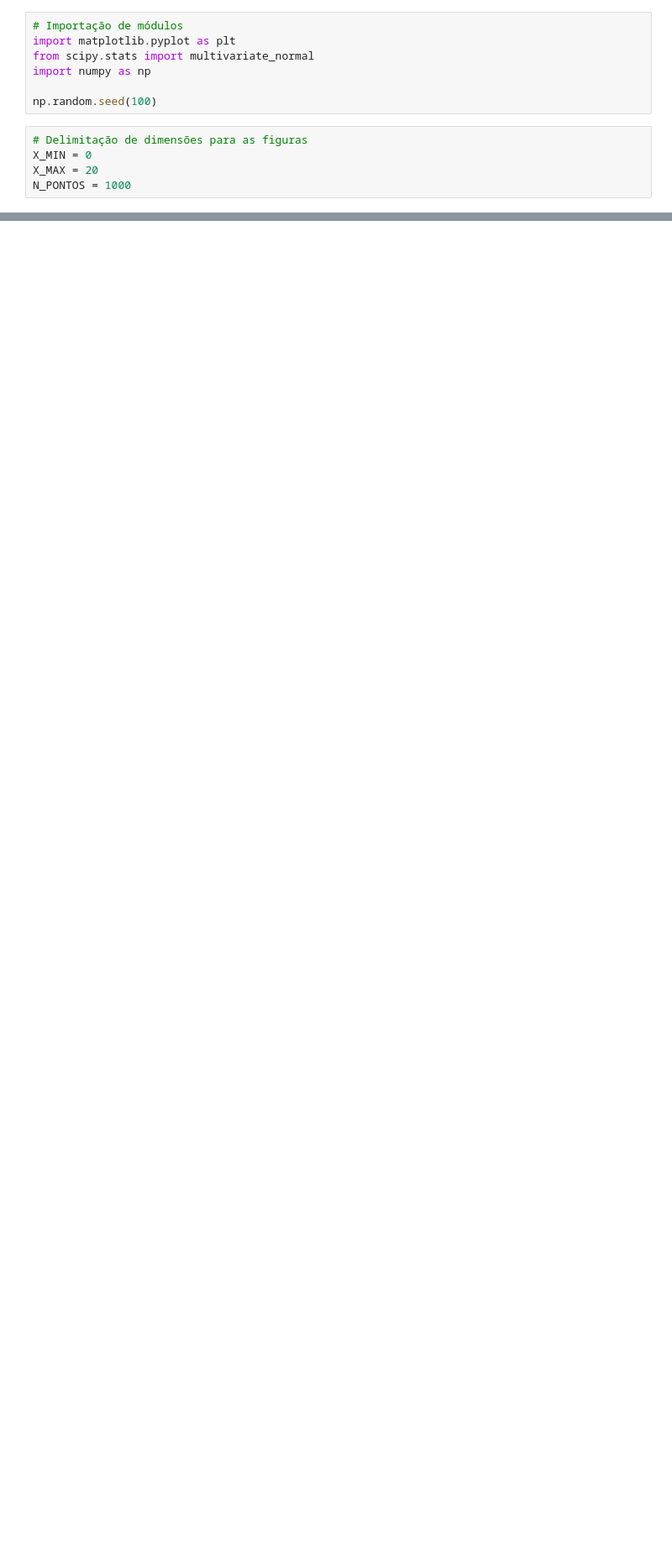
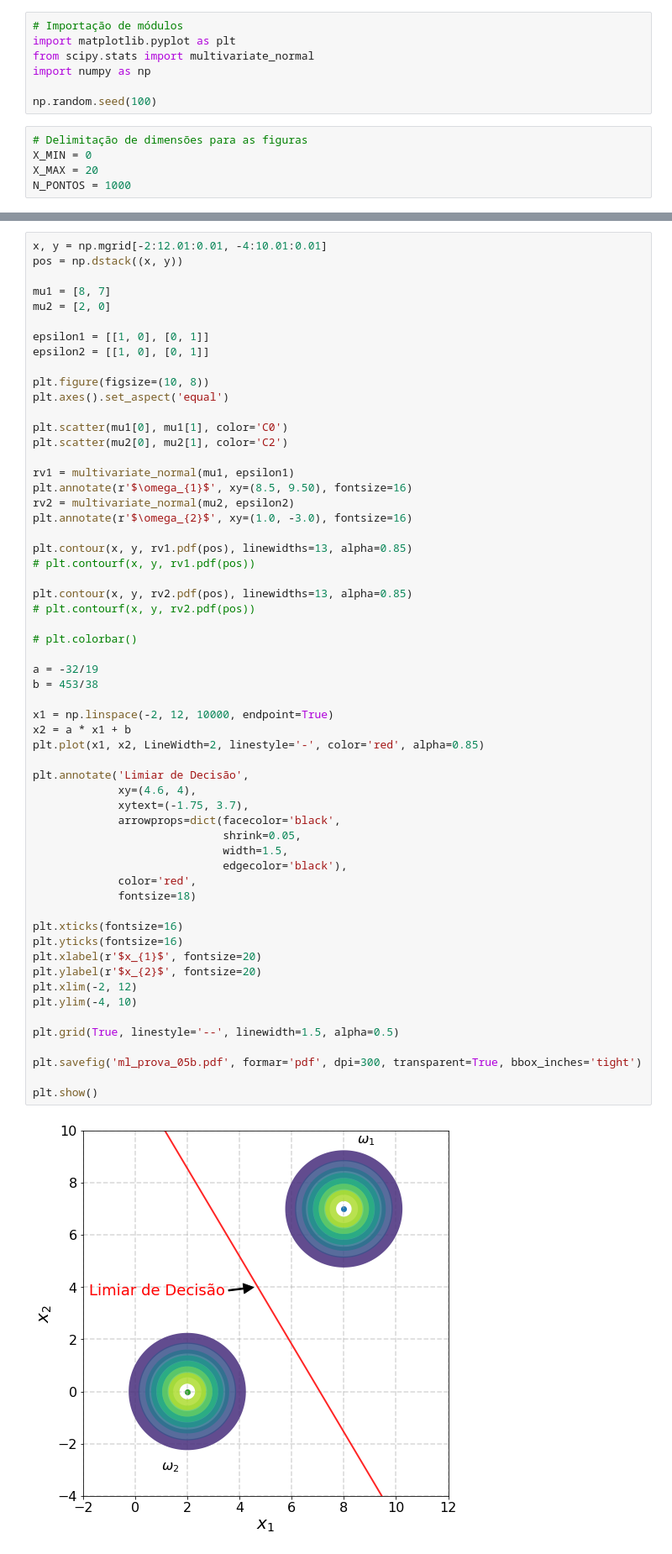
Before and after one commit to titocaco/disciplina_ml, a Jupyter notebook: ml_prova_5.ipynb, the cells around one changed output, grey strips where cells are left out. Shown at 84% size. Cells and saved outputs as stored; diff of their text form; blank space fills up the shorter version.

```diff
--- a/ml_prova_5.ipynb
+++ b/ml_prova_5.ipynb
@@ -78,3 +80,63 @@ plt.savefig('ml_prova_05a.pdf', formar='pdf', dpi=300, transparent=True, bbox_in
 plt.show()
 # %% [output]
 [figure]
+# %%
+x, y = np.mgrid[-2:12.01:0.01, -4:10.01:0.01]
+pos = np.dstack((x, y))
+
+mu1 = [8, 7]
+mu2 = [2, 0]
+
+epsilon1 = [[1, 0], [0, 1]]
+epsilon2 = [[1, 0], [0, 1]]
+
+plt.figure(figsize=(10, 8))
+plt.axes().set_aspect('equal')
+
+plt.scatter(mu1[0], mu1[1], color='C0')
+plt.scatter(mu2[0], mu2[1], color='C2')
+
+rv1 = multivariate_normal(mu1, epsilon1)
+plt.annotate(r'$\omega_{1}$', xy=(8.5, 9.50), fontsize=16)
+rv2 = multivariate_normal(mu2, epsilon2)
+plt.annotate(r'$\omega_{2}$', xy=(1.0, -3.0), fontsize=16)
+
+plt.contour(x, y, rv1.pdf(pos), linewidths=13, alpha=0.85)
+# plt.contourf(x, y, rv1.pdf(pos))
+
+plt.contour(x, y, rv2.pdf(pos), linewidths=13, alpha=0.85)
+# plt.contourf(x, y, rv2.pdf(pos))
+
+# plt.colorbar()
+
+a = -32/19
+b = 453/38
+
+x1 = np.linspace(-2, 12, 10000, endpoint=True)
+x2 = a * x1 + b
+plt.plot(x1, x2, LineWidth=2, linestyle='-', color='red', alpha=0.85)
+
+plt.annotate('Limiar de Decisão',
+             xy=(4.6, 4),
+             xytext=(-1.75, 3.7),
+             arrowprops=dict(facecolor='black',
+                             shrink=0.05,
+                             width=1.5,
+                             edgecolor='black'),
+             color='red',
+             fontsize=18)
+
+plt.xticks(fontsize=16)
+plt.yticks(fontsize=16)
+plt.xlabel(r'$x_{1}$', fontsize=20)
+plt.ylabel(r'$x_{2}$', fontsize=20)
+plt.xlim(-2, 12)
+plt.ylim(-4, 10)
+
+plt.grid(True, linestyle='--', linewidth=1.5, alpha=0.5)
+
+plt.savefig('ml_prova_05b.pdf', formar='pdf', dpi=300, transparent=True, bbox_inches='tight')
+
+plt.show()
+# %% [output]
+[figure, added]
```
Also changed, not shown: parts of 1 cell of this notebook.
